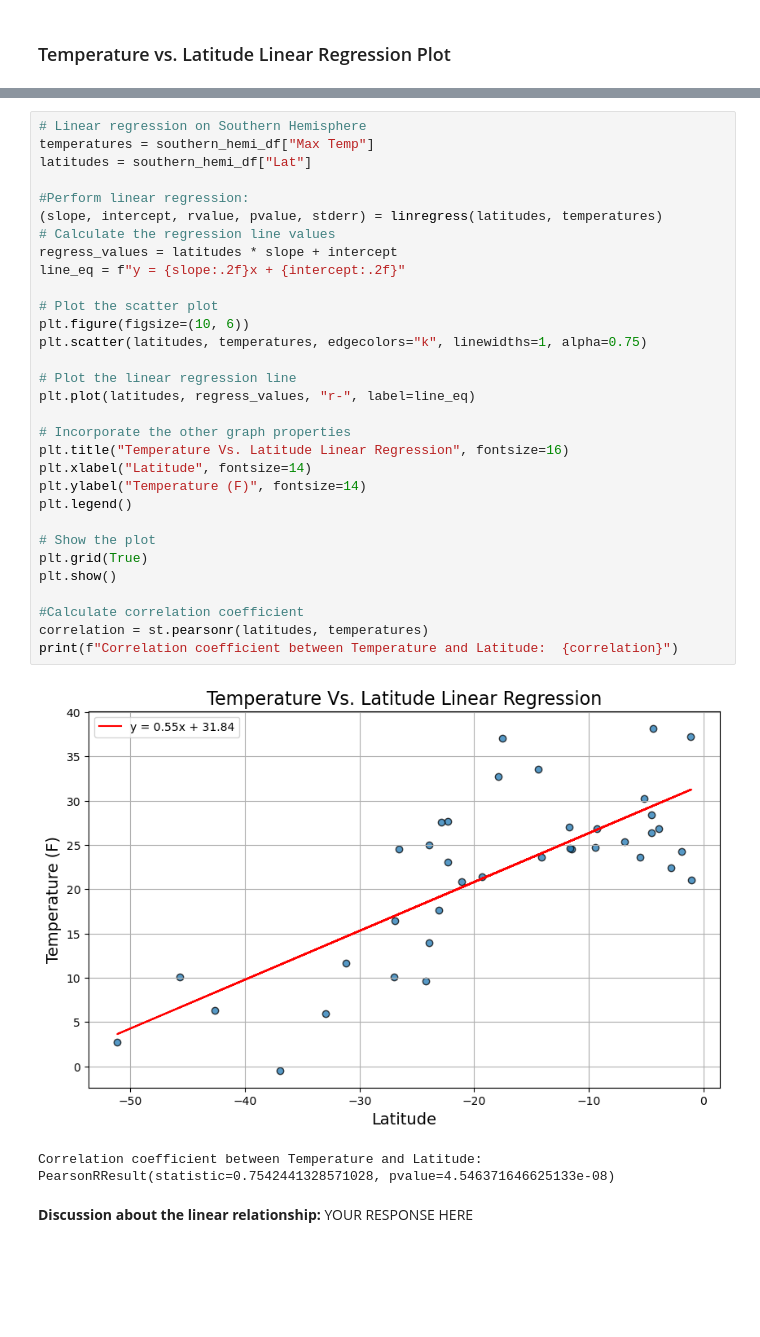
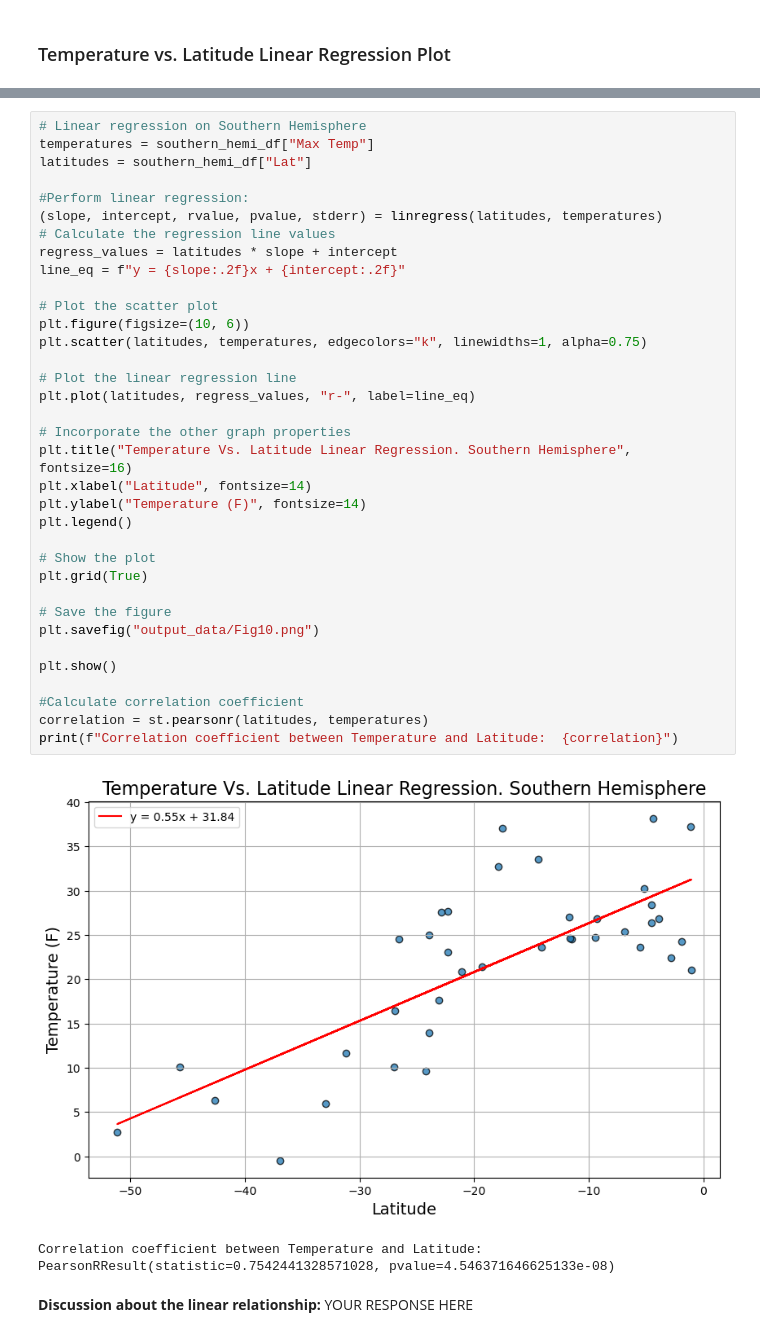
Before and after one commit to mascee/python-api-challenge, a Jupyter notebook: WeatherPy/WeatherPy.ipynb, the cells around one changed output, grey strips where cells are left out. Saved outputs shown, nothing was run; the diff lists cells and outputs as text; blank space fills up the shorter version.

```diff
--- a/WeatherPy/WeatherPy.ipynb
+++ b/WeatherPy/WeatherPy.ipynb
@@ -628,35 +632,39 @@ Correlation coefficient between Temperature and Latitude:  PearsonRResult(statis
 # Linear regression on Southern Hemisphere
 temperatures = southern_hemi_df["Max Temp"]
 latitudes = southern_hemi_df["Lat"]
 
 #Perform linear regression:
 (slope, intercept, rvalue, pvalue, stderr) = linregress(latitudes, temperatures)
 # Calculate the regression line values
 regress_values = latitudes * slope + intercept
 line_eq = f"y = {slope:.2f}x + {intercept:.2f}"
 
 # Plot the scatter plot
 plt.figure(figsize=(10, 6))
 plt.scatter(latitudes, temperatures, edgecolors="k", linewidths=1, alpha=0.75)
 
 # Plot the linear regression line
 plt.plot(latitudes, regress_values, "r-", label=line_eq)
 
 # Incorporate the other graph properties
-plt.title("Temperature Vs. Latitude Linear Regression", fontsize=16)
+plt.title("Temperature Vs. Latitude Linear Regression. Southern Hemisphere", fontsize=16)
 plt.xlabel("Latitude", fontsize=14)
 plt.ylabel("Temperature (F)", fontsize=14)
 plt.legend()
 
 # Show the plot
 plt.grid(True)
+
+# Save the figure
+plt.savefig("output_data/Fig10.png")
+
 plt.show()
 
 #Calculate correlation coefficient
 correlation = st.pearsonr(latitudes, temperatures)
 print(f"Correlation coefficient between Temperature and Latitude:  {correlation}")
 # %% [output]
-[figure, old version]
+[figure, new version]
 Correlation coefficient between Temperature and Latitude:  PearsonRResult(statistic=0.7542441328571028, pvalue=4.546371646625133e-08)
 # %% [markdown]
 **Discussion about the linear relationship:** YOUR RESPONSE HERE
```
Also changed, not shown: parts of 8 cells of this notebook, 8 other files.
